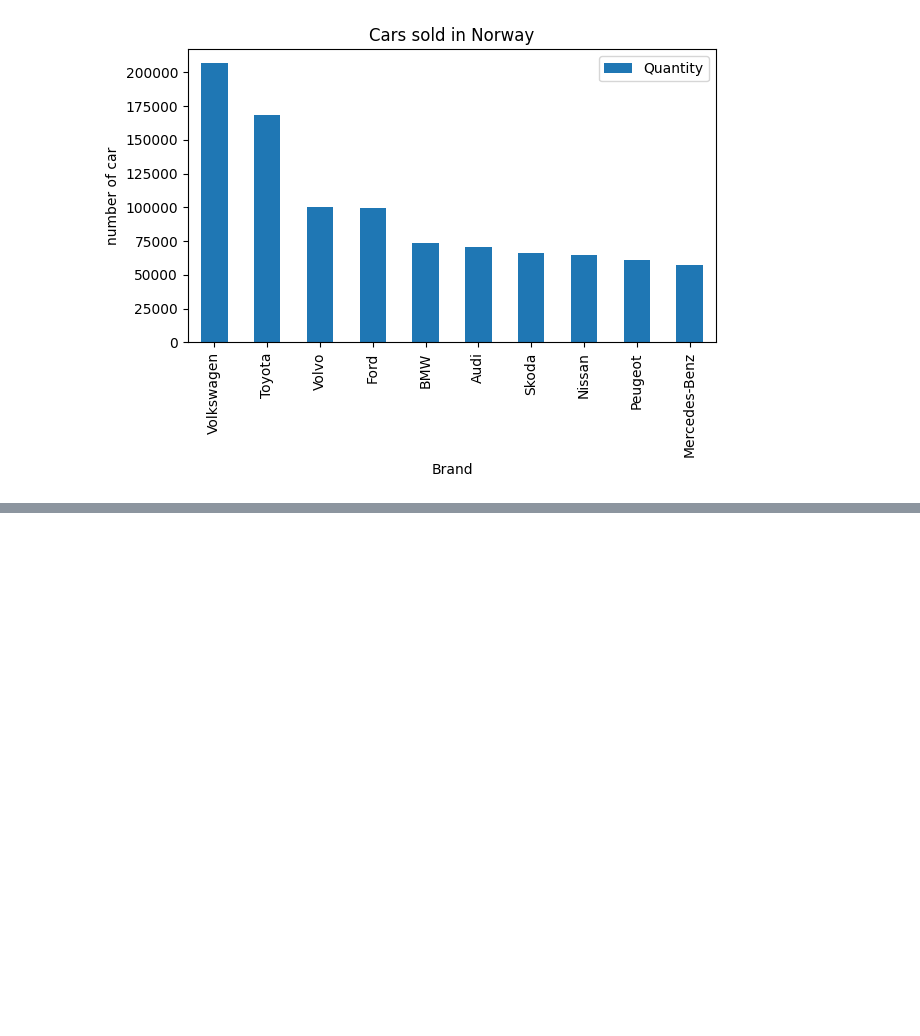
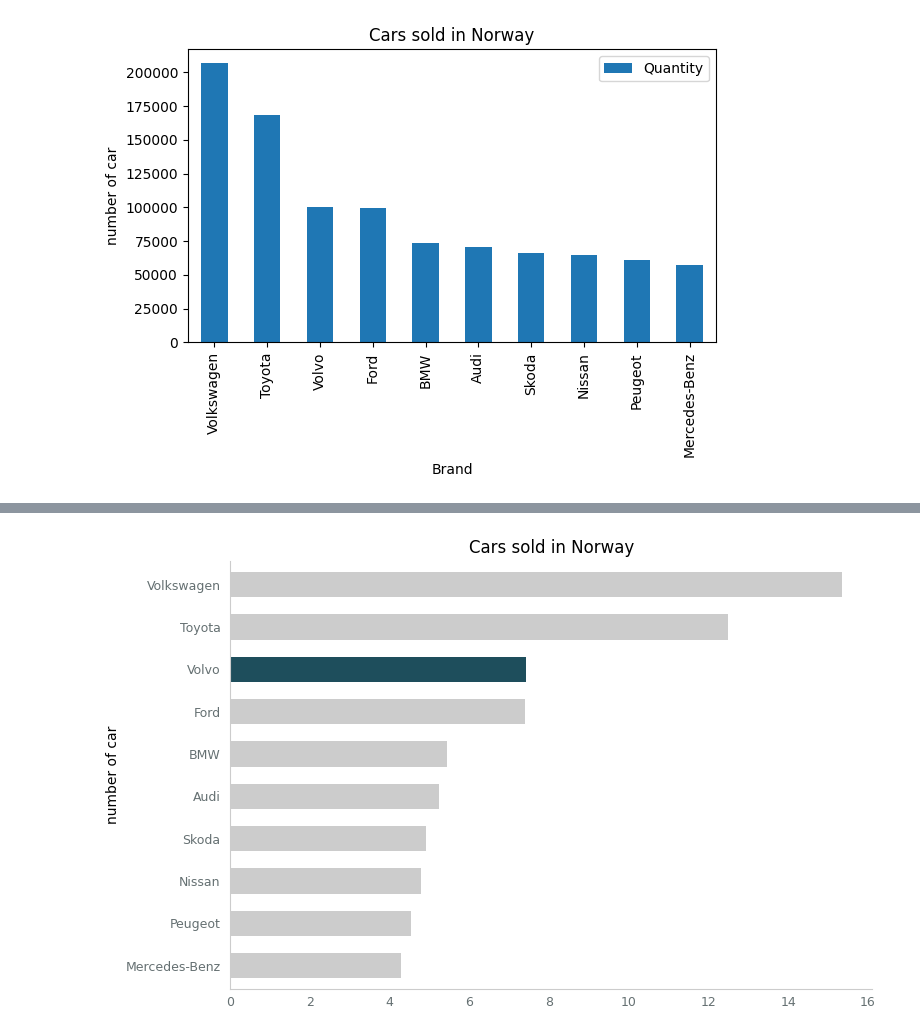
Before and after one commit to assaf360/data_visualization_abdulazeez_stef_de24, a Jupyter notebook: code_alongs/04_storytelling/matplotlib_bar_storytelling.ipynb, the cells around one changed output, grey strips where cells are left out. Cells and saved outputs as stored; diff of their text form; code cells hidden in the pictures; blank space fills up the shorter version.

Commit message:
Lägger till figures/2_bar_storytelling.png, matplotlib_bar_storytelling.ipynb och alla andra ändringar

```diff
--- a/code_alongs/04_storytelling/matplotlib_bar_storytelling.ipynb
+++ b/code_alongs/04_storytelling/matplotlib_bar_storytelling.ipynb
@@ -79,0 +91,5 @@ fig.savefig("figures/1_bar_top10.png")
+# %%
+# precentage
+df_precentage = df_quantity_brand["Quantity"] / df_quantity_brand["Quantity"].sum() * 100
+
+df_precentage
@@ -79,0 +110,6 @@ fig.savefig("figures/1_bar_top10.png")
+# %%
+df_precentage_top10 = df_precentage.iloc[:10]
+
+colors = [GRAY_1]*len(df_precentage_top10)
+colors[2] = BLUE_1
+colors
@@ -79,0 +127,27 @@ fig.savefig("figures/1_bar_top10.png")
+# %%
+# Horizontal bar chart
+ax = df_precentage.iloc[:10].plot(
+    kind = "barh",
+    title = "Cars sold in Norway",
+    ylabel="number of car",
+    figsize=(8, 5),
+    width = .6,
+    color = colors
+)
+
+ax.invert_yaxis()
+
+# remove clutter
+ax.spines[["top", "right"]].set_visible(False)
+
+# contrast
+ax.spines[["left", "bottom"]].set_color(GRAY_1)
+ax.tick_params(axis="both", colors = GRAY_2, labelsize=9, length=0, pad = 5)
+ax.tick_params(axis="y", pad=7)
+
+
+fig = ax.get_figure()
+fig.tight_layout()
+fig.savefig("figures/2_bar_storytelling.png")
+# %% [output]
+[figure, added]
```
Also changed, not shown: parts of 3 cells of this notebook, 1 other file.
